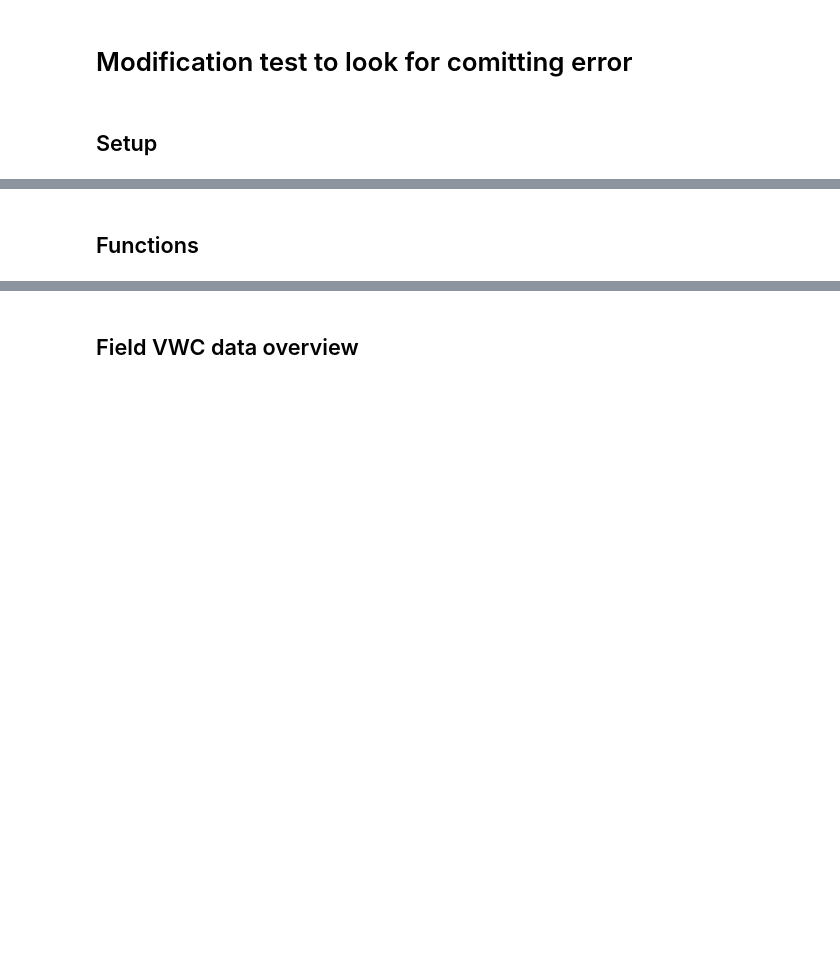
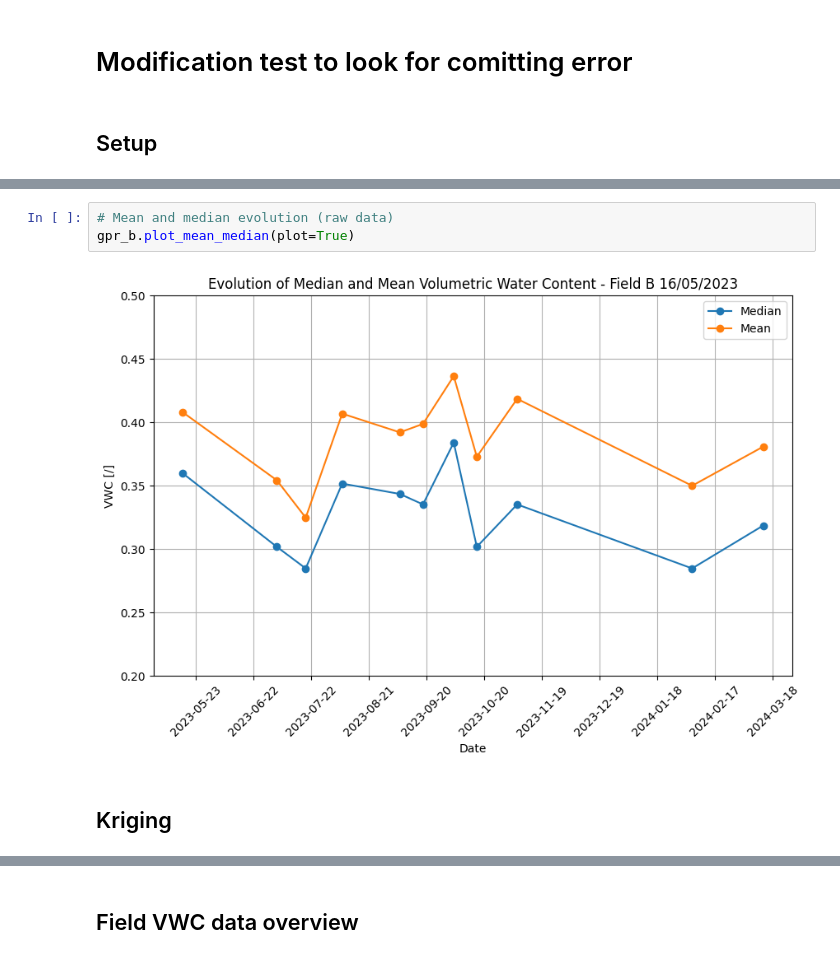
Before and after one commit to Django184/Master-Thesis, a Jupyter notebook: Thesis.ipynb, the cells around one changed output, grey strips where cells are left out. Cells and saved outputs as stored; diff of their text form; blank space fills up the shorter version.

```diff
--- a/Thesis.ipynb
+++ b/Thesis.ipynb
@@ -36,2 +39,7 @@ transformer = pyproj.Transformer.from_crs("epsg:4326", "epsg:32632", always_xy=T
+# %%
+# Mean and median evolution (raw data)
+gpr_b.plot_mean_median(plot=True)
+# %% [output]
+[figure, added]
 # %% [markdown]
-## Functions
+## Kriging
```
Also changed, not shown: parts of 20 cells of this notebook, 2 other files.
